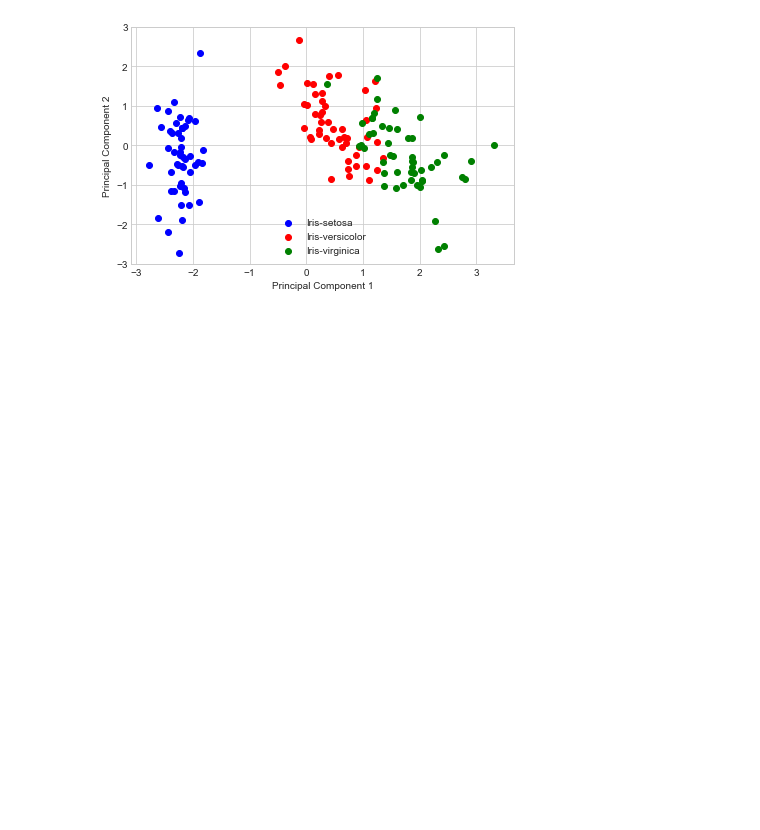
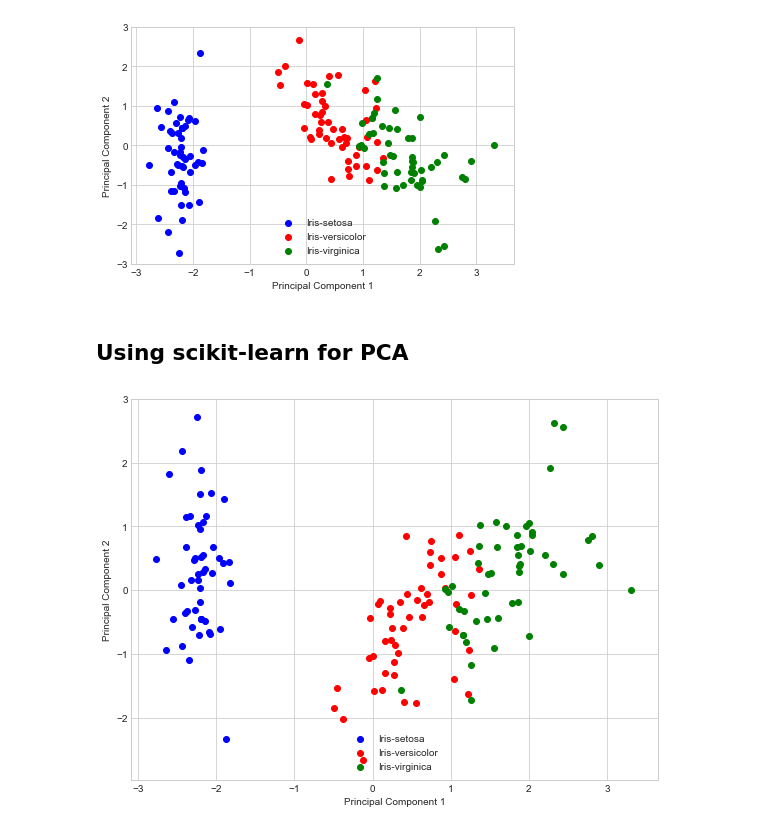
Before and after one commit to JustAyush/PCA, a Jupyter notebook: PCA_implementation.ipynb, the cells around one changed output. Drawn from its saved outputs; the diff is of its cells as text; code cells hidden in the pictures; blank space fills up the shorter version.

```diff
--- a/PCA_implementation.ipynb
+++ b/PCA_implementation.ipynb
@@ -88,6 +103,7 @@ plt.show()
 # %%
-matrix_w = np.hstack((eig_pairs[0][1].reshape(4,1),
-                      eig_pairs[1][1].reshape(4,1)))
+# Constructing the projection matrix from the selected 2 eigenvectors
+
+matrix_w = np.hstack((eig_pairs[0][1].reshape(4,1), eig_pairs[1][1].reshape(4,1)))
 print('Matrix W:\n', matrix_w)
 # %% [output]
 Matrix W:
@@ -113,3 +134,27 @@ with plt.style.context('seaborn-whitegrid'):
     plt.show()
 # %% [output]
 [figure]
+# %% [markdown]
+## Using scikit-learn for PCA
+# %%
+from sklearn.decomposition import PCA as sklearnPCA
+
+sklearn_pca = sklearnPCA(n_components=2)
+Y_sklearn = sklearn_pca.fit_transform(X_std)
+
+with plt.style.context('seaborn-whitegrid'):
+    plt.figure(figsize=(8, 6))
+    for lab, col in zip(('Iris-setosa', 'Iris-versicolor', 'Iris-virginica'),
+                        ('blue', 'red', 'green')):
+        plt.scatter(Y_sklearn[y==lab, 0],
+                    Y_sklearn[y==lab, 1],
+                    label=lab,
+                    c=col)
+    plt.xlabel('Principal Component 1')
+    plt.ylabel('Principal Component 2')
+    plt.legend(loc='lower center')
+    plt.tight_layout()
+    plt.savefig('PREDI3.png', format='png', dpi=1200)
+    plt.show()
+# %% [output]
+[figure, added]
```
Also changed, not shown: parts of 10 cells of this notebook.
